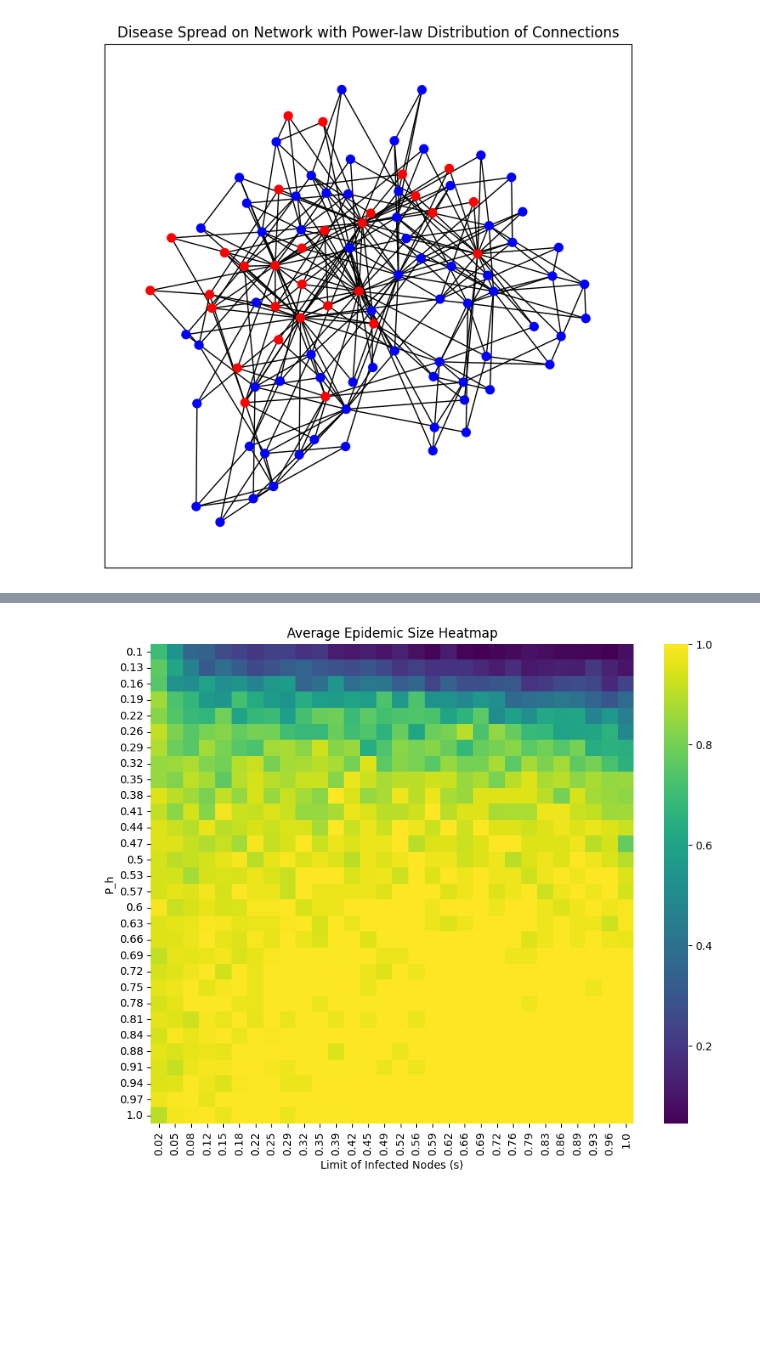
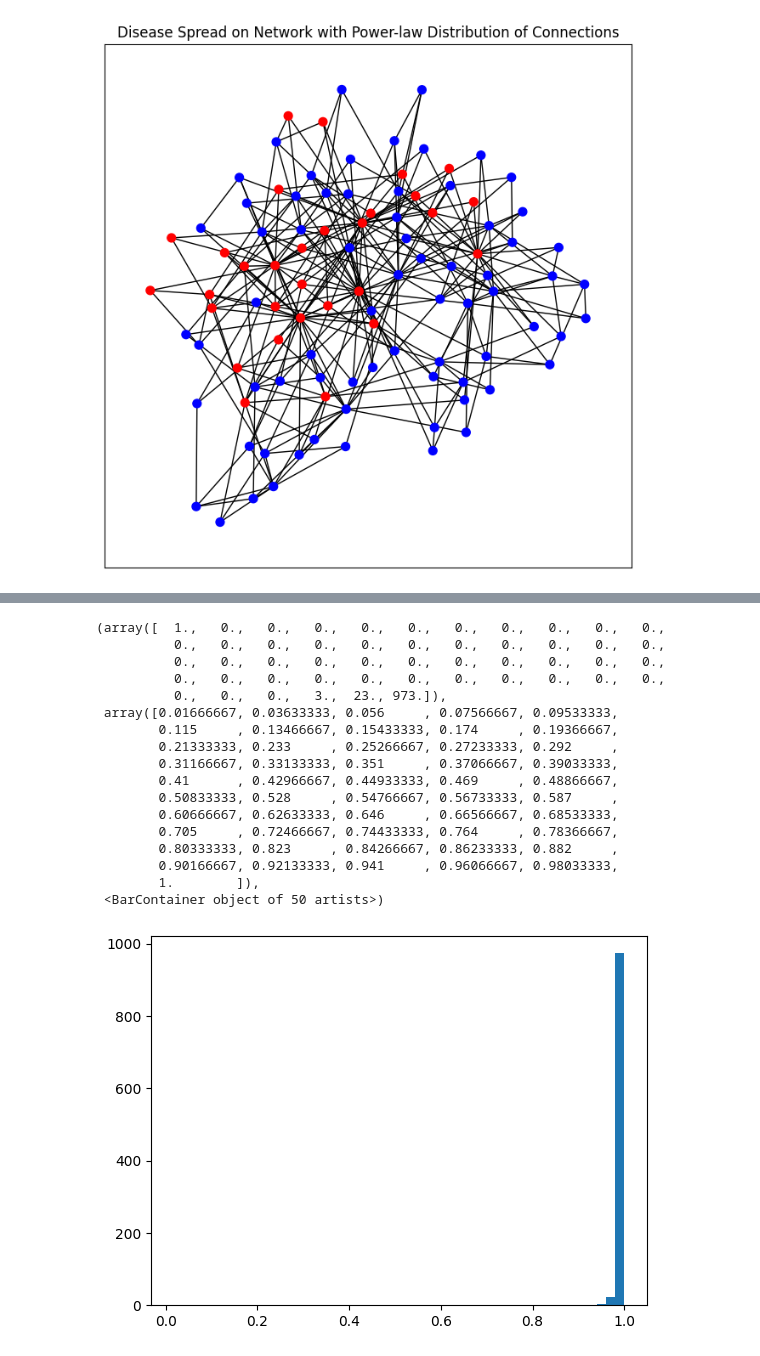
Before and after one commit to AlfredBendtzonHansen/het-measles, a Jupyter notebook: HetMeslesNetworkSimple.ipynb, the cells around one changed output, grey strips where cells are left out. Drawn from its saved outputs; the diff is of its cells as text; code cells hidden in the pictures; blank space fills up the shorter version.

Commit message:
Plotting in ODE model and FS loop in network model

```diff
--- a/HetMeslesNetworkSimple.ipynb
+++ b/HetMeslesNetworkSimple.ipynb
@@ -241,10 +142,22 @@ for i, spread_prob in tqdm(enumerate(spread_prob_values), desc="Spread Prob Loop
-# %%
-# Plotting the heatmap
-plt.figure(figsize=(10, 8))
-sns.heatmap(average_epidemic_sizes.T, yticklabels=np.round(spread_prob_values, 2), xticklabels=s_values/n, cmap='viridis')
-plt.ylabel('P_h')
-plt.xlabel('Limit of Infected Nodes (s)')
-plt.title('Average Epidemic Size Heatmap')
-plt.show()
-# %% [output]
-[figure, removed]
+# %%
+plt.figure()
+plt.hist(fs, bins = 50)
+# %% [output]
+(array([  1.,   0.,   0.,   0.,   0.,   0.,   0.,   0.,   0.,   0.,   0.,
+          0.,   0.,   0.,   0.,   0.,   0.,   0.,   0.,   0.,   0.,   0.,
+          0.,   0.,   0.,   0.,   0.,   0.,   0.,   0.,   0.,   0.,   0.,
+          0.,   0.,   0.,   0.,   0.,   0.,   0.,   0.,   0.,   0.,   0.,
+          0.,   0.,   0.,   3.,  23., 973.]),
+ array([0.01666667, 0.03633333, 0.056     , 0.07566667, 0.09533333,
+        0.115     , 0.13466667, 0.15433333, 0.174     , 0.19366667,
+        0.21333333, 0.233     , 0.25266667, 0.27233333, 0.292     ,
+        0.31166667, 0.33133333, 0.351     , 0.37066667, 0.39033333,
+        0.41      , 0.42966667, 0.44933333, 0.469     , 0.48866667,
+        0.50833333, 0.528     , 0.54766667, 0.56733333, 0.587     ,
+        0.60666667, 0.62633333, 0.646     , 0.66566667, 0.68533333,
+        0.705     , 0.72466667, 0.74433333, 0.764     , 0.78366667,
+        0.80333333, 0.823     , 0.84266667, 0.86233333, 0.882     ,
+        0.90166667, 0.92133333, 0.941     , 0.96066667, 0.98033333,
+        1.        ]),
+ <BarContainer object of 50 artists>)
+[figure, added]
```
Also changed, not shown: parts of 2 cells of this notebook, 3 other files.
